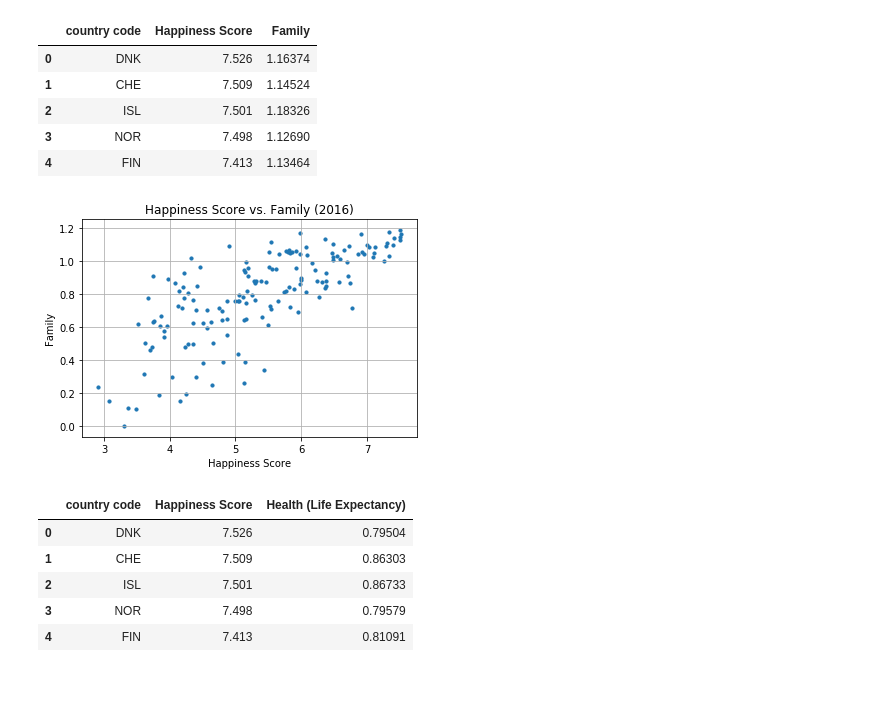
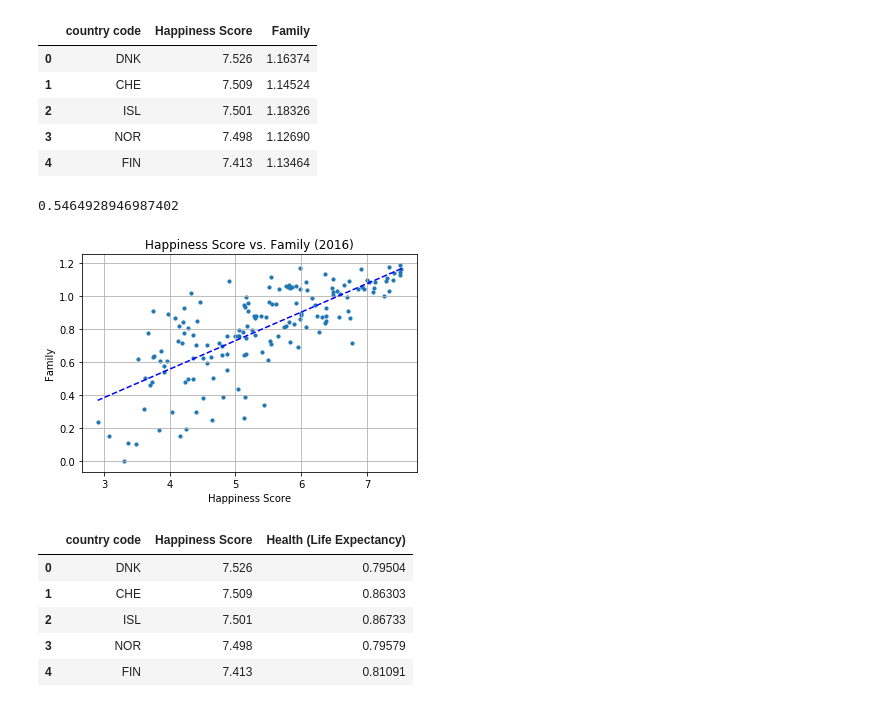
Before and after one commit to fionampg/projectofawesomeness, a Jupyter notebook: Resources/Fiona_happiness_analysis_charts.ipynb, the cells around one changed output. Saved outputs shown, nothing was run; the diff lists cells and outputs as text; code cells hidden in the pictures.

```diff
--- a/Resources/Fiona_happiness_analysis_charts.ipynb
+++ b/Resources/Fiona_happiness_analysis_charts.ipynb
@@ -121,23 +151,33 @@ df_familyhappiness.head()
 | 2 | ISL | 7.501 | 1.18326 |
 | 3 | NOR | 7.498 | 1.12690 |
 | 4 | FIN | 7.413 | 1.13464 |
+# %%
+# Set line
+(slope, intercept, r_value, p_value, std_err) = linregress(df_familyhappiness["Happiness Score"], df_familyhappiness["Family"])
+#y=mx+b
+fit_family = slope * df_familyhappiness["Happiness Score"] + intercept
+r_squared_family = r_value**2
+print(r_squared_family)
+# %% [output]
+0.5464928946987402
 # %%
 #Create a scatter plot for Happiness score and Family
 plt.scatter(df_familyhappiness["Happiness Score"],df_familyhappiness["Family"], marker = 'o', s=10)
+plt.plot(df_familyhappiness["Happiness Score"], fit_family, 'b--')
 
 #Format the chart
 plt.title("Happiness Score vs. Family (2016)")
 plt.xlabel("Happiness Score")
 plt.ylabel("Family")
 plt.grid(True)
 
 #Save the chart
 #plt.savefig("../Images/Happiness_vs_Family.png")
 
 #Show the chart
 plt.show()
 # %% [output]
-[figure, old version]
+[figure, new version]
 # %%
 df_healthhappiness = happiness_df[["country code","Happiness Score","Health (Life Expectancy)",]]
 df_healthhappiness.head()
```
Also changed, not shown: parts of 12 cells of this notebook, 2 other files.
